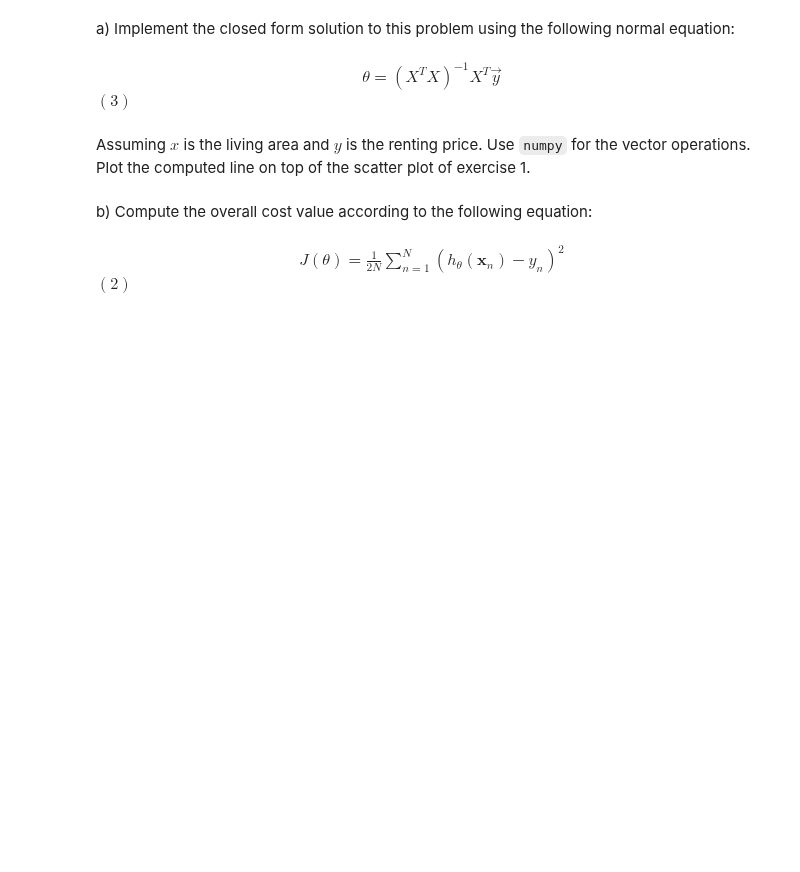
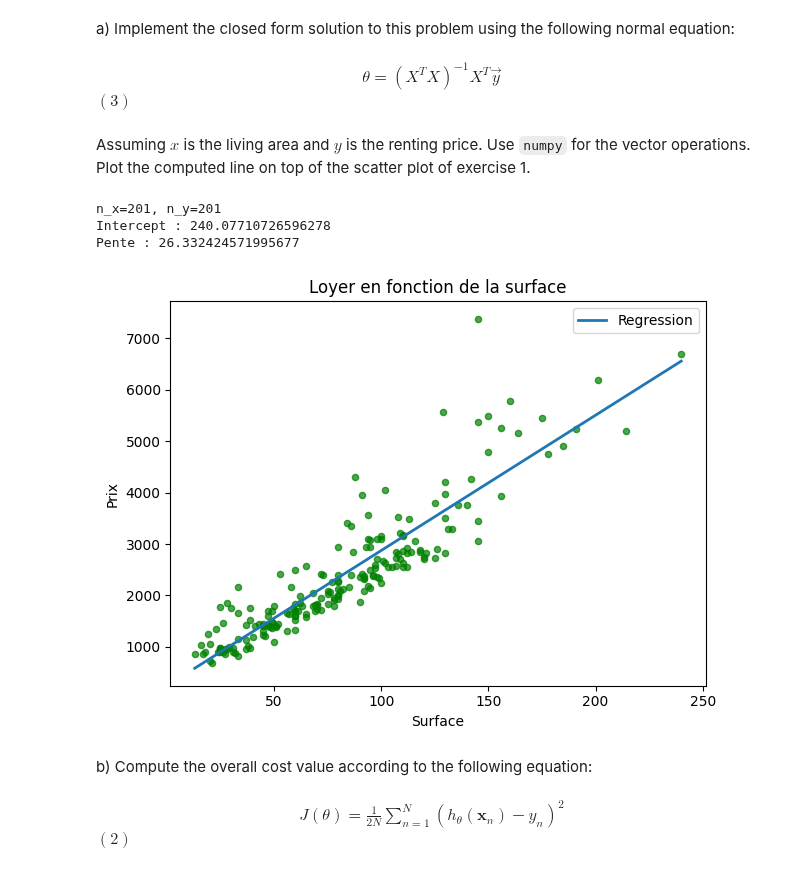
Before and after one commit to pleopleo6/FTP__ML, a Jupyter notebook: ML-PW-04-pellandini-gervasio-jaquet/pw4-linear-regression-pellandini-gervasio-jaquet.ipynb, the cells around one changed output. Cells and saved outputs as stored; diff of their text form; code cells hidden in the pictures; blank space fills up the shorter version.

```diff
--- a/ML-PW-04-pellandini-gervasio-jaquet/pw4-linear-regression-pellandini-gervasio-jaquet.ipynb
+++ b/ML-PW-04-pellandini-gervasio-jaquet/pw4-linear-regression-pellandini-gervasio-jaquet.ipynb
@@ -80,6 +80,41 @@ a) Implement the closed form solution to this problem using the following normal
 Assuming $x$ is the living area and $y$ is the renting price. Use `numpy` for the vector operations. Plot the computed line on top of the scatter plot of exercise 1.
 # %%
 # Your code here
+
+
+x = dataset["living_area"].to_numpy(dtype=float)
+y = dataset["rent_price"].to_numpy(dtype=float)
+print(f"n_x={x.size}, n_y={y.size}")
+
+X = np.c_[np.ones_like(x), x] #construire matrice
+
+# theta = (X^T X)^(-1) X^T y
+XT_X = X.T @ X
+XT_y = X.T @ y
+theta = np.linalg.solve(XT_X, XT_y)
+intercept = theta[0] # terme constant
+slope = theta[1] # pente
+
+print("Intercept :", intercept)
+print("Pente :", slope)
+
+# plot scatter et tracer la ligne de regression
+ax = dataset.plot.scatter(x="living_area", y="rent_price", color="green", alpha=0.7)
+ax.set_title("Loyer en fonction de la surface")
+ax.set_xlabel("Surface")
+ax.set_ylabel("Prix")
+xs = np.linspace(x.min(), x.max(), 200)
+ys = intercept + slope * xs
+ax.plot(xs, ys, linewidth=2, label="Regression")
+
+ax.legend()
+plt.tight_layout()
+plt.show()
+# %% [output]
+n_x=201, n_y=201
+Intercept : 240.07710726596278
+Pente : 26.332424571995677
+[figure, added]
 # %% [markdown]
 b) Compute the overall cost value according to the following equation:
 # %% [markdown]
```
Also changed, not shown: parts of 1 cell of this notebook.
